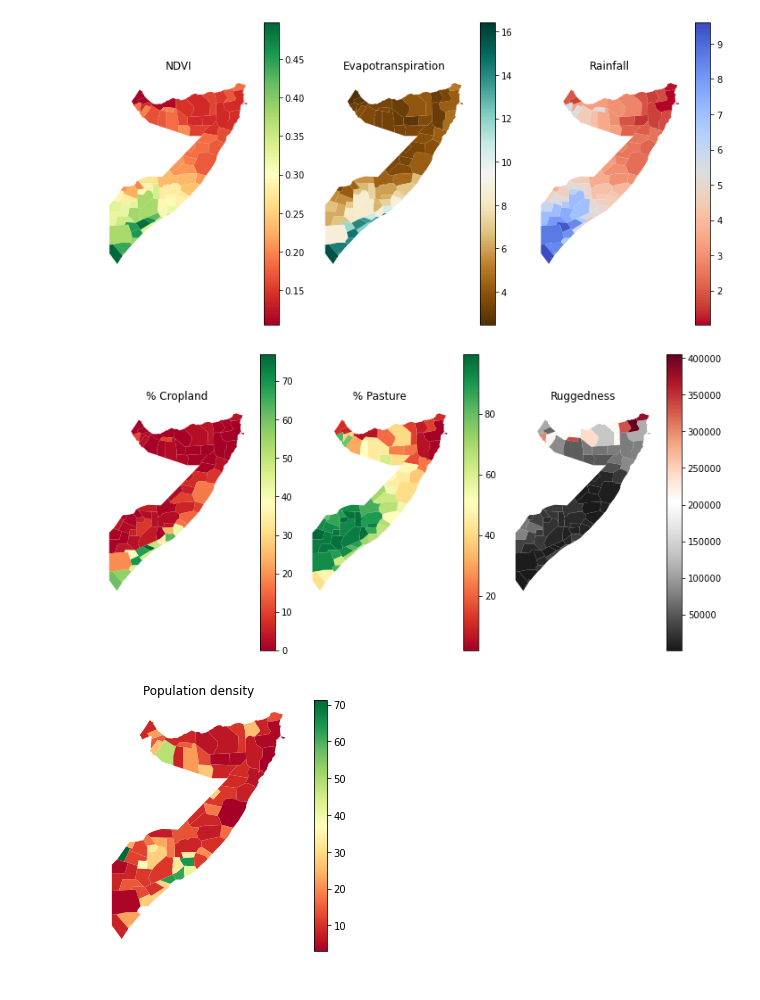
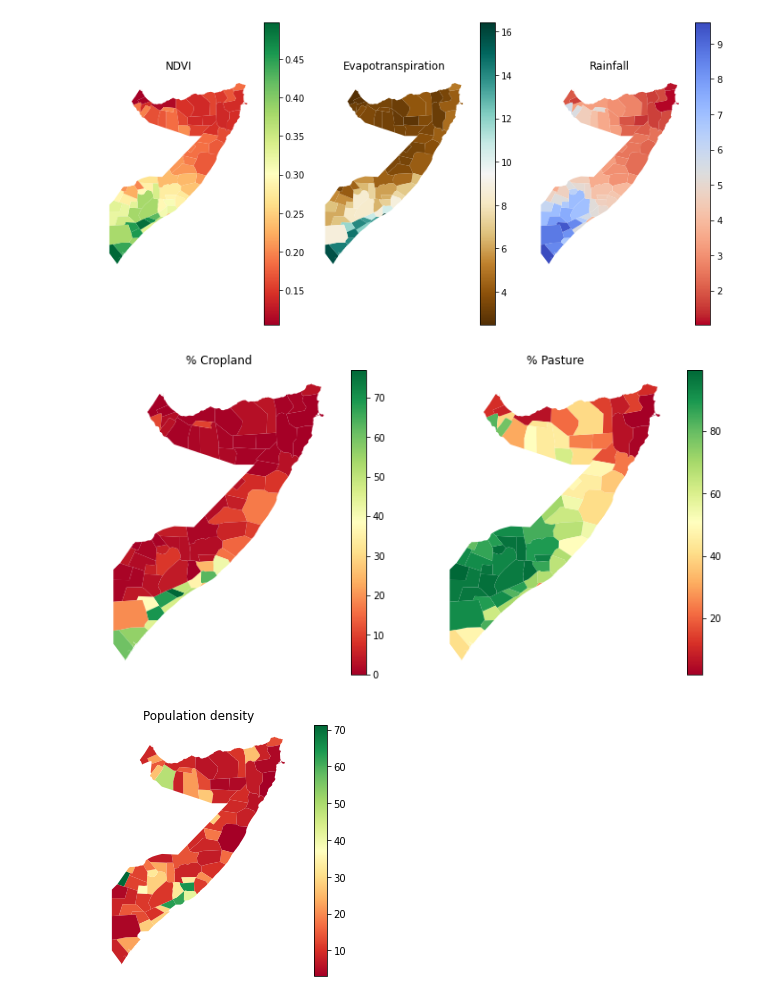
Before and after one commit to ICascha/Predicting-food-crises-in-Somalia, a Jupyter notebook: notebooks/world_bank_EDA.ipynb, the cells around one changed output. Drawn from its saved outputs; the diff is of its cells as text; code cells hidden in the pictures.

```diff
--- a/notebooks/world_bank_EDA.ipynb
+++ b/notebooks/world_bank_EDA.ipynb
@@ -3,5 +3,5 @@
 
 ## Set export to True if you wish to export graphs and tables
 # %%
-export = False
+export = True
 seed = 1337
@@ -107,35 +107,30 @@ if export:
 # %% [output]
 [figure]
 # %%
-fig, axs = plt.subplots(ncols=3, figsize=(10, 5))
+fig, axs = plt.subplots(ncols=2, figsize=(10, 5))
 
 df_mean_rain_area = df_food_crisis.groupby(
     'area')[['cropland_pct', 'pasture_pct', 'ruggedness_mean']].mean()
 df_plot_phase = df_shape.merge(
     df_mean_rain_area, left_index=True, right_index=True)
 df_plot_phase.plot(column='cropland_pct', cmap='RdYlGn',
                    legend=True, ax=axs[0])
 df_plot_phase.plot(column='pasture_pct', cmap='RdYlGn', legend=True, ax=axs[1])
-df_plot_phase.plot(column='ruggedness_mean',
-                   cmap='RdGy_r', legend=True, ax=axs[2])
-
 
 axs[0].axis('off')
 axs[1].axis('off')
-axs[2].axis('off')
 
 axs[0].set_title('% Cropland')
 axs[1].set_title('% Pasture')
-axs[2].set_title('Ruggedness')
 
 
 plt.tight_layout()
 
 if export:
-    plt.savefig('../figures/agriculture_mean_area.png',
-                dpi=300, bbox_inches='tight')
+    plt.savefig('../figures/agriculture_mean_area.pdf',
+                format='pdf', bbox_inches='tight')
 # %% [output]
-[figure, old version]
+[figure, new version]
 # %%
 fig, ax = plt.subplots()
 df_food_crisis['density'] = df_food_crisis['pop'] / \
```
Also changed, not shown: parts of 21 cells of this notebook, 4 other files.
